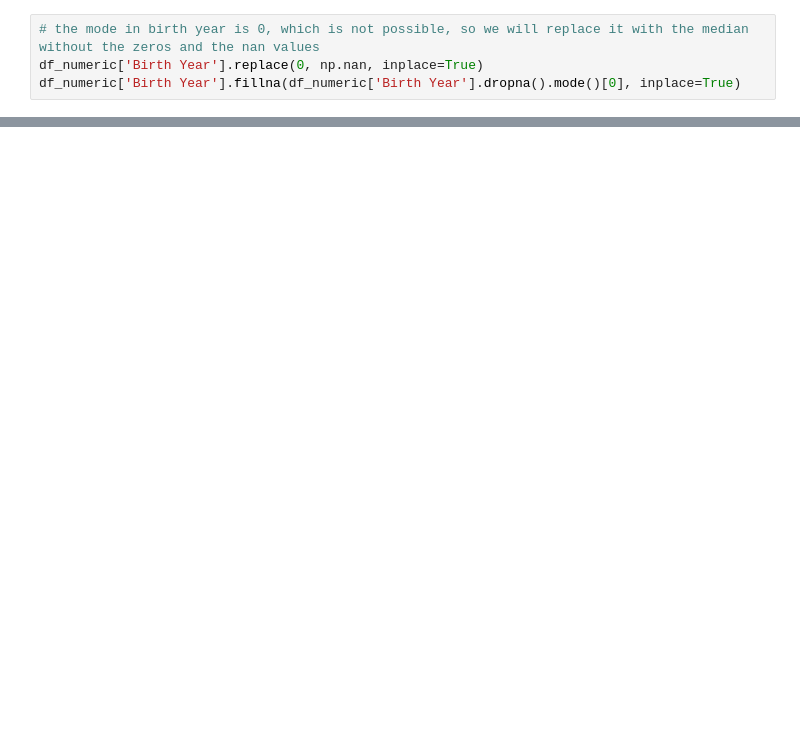
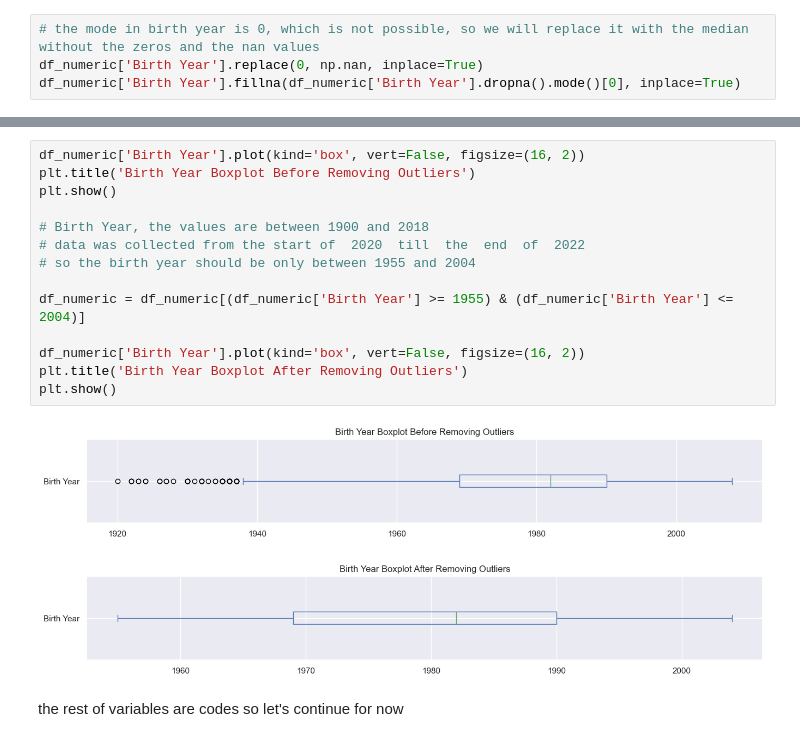
Before and after one commit to JoaoDargent/ML-Project, a Jupyter notebook: ProjetoML_Marta.ipynb, the cells around one changed output, grey strips where cells are left out. Drawn from its saved outputs; the diff is of its cells as text; blank space fills up the shorter version.

```diff
--- a/ProjetoML_Marta.ipynb
+++ b/ProjetoML_Marta.ipynb
@@ -361,0 +329,19 @@ Name: IME-4 Count, Length: 593471, dtype: float64
+# %%
+df_numeric['Birth Year'].plot(kind='box', vert=False, figsize=(16, 2))
+plt.title('Birth Year Boxplot Before Removing Outliers')
+plt.show()
+
+# Birth Year, the values are between 1900 and 2018
+# data was collected from the start of  2020  till  the  end  of  2022
+# so the birth year should be only between 1955 and 2004
+
+df_numeric = df_numeric[(df_numeric['Birth Year'] >= 1955) & (df_numeric['Birth Year'] <= 2004)]
+
+df_numeric['Birth Year'].plot(kind='box', vert=False, figsize=(16, 2))
+plt.title('Birth Year Boxplot After Removing Outliers')
+plt.show()
+# %% [output]
+[figure, added]
+[figure, added]
+# %% [markdown]
+the rest of variables are codes so let's continue for now
```
Also changed, not shown: parts of 23 cells of this notebook, 2 other files.
